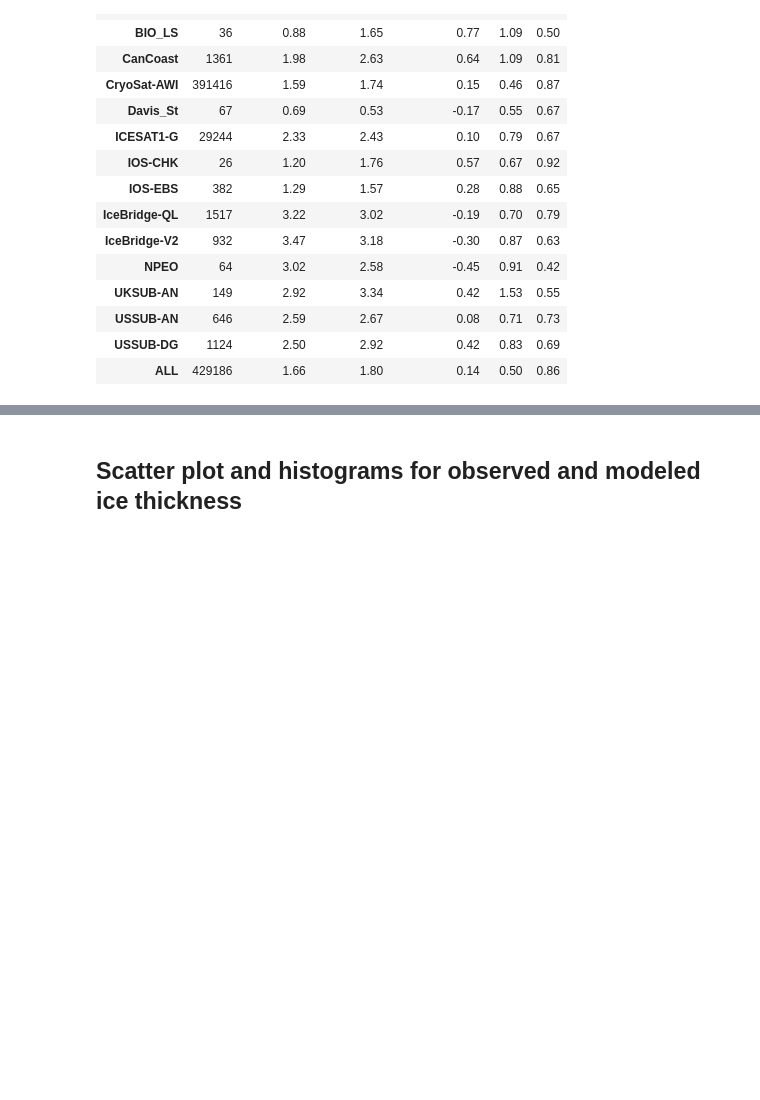
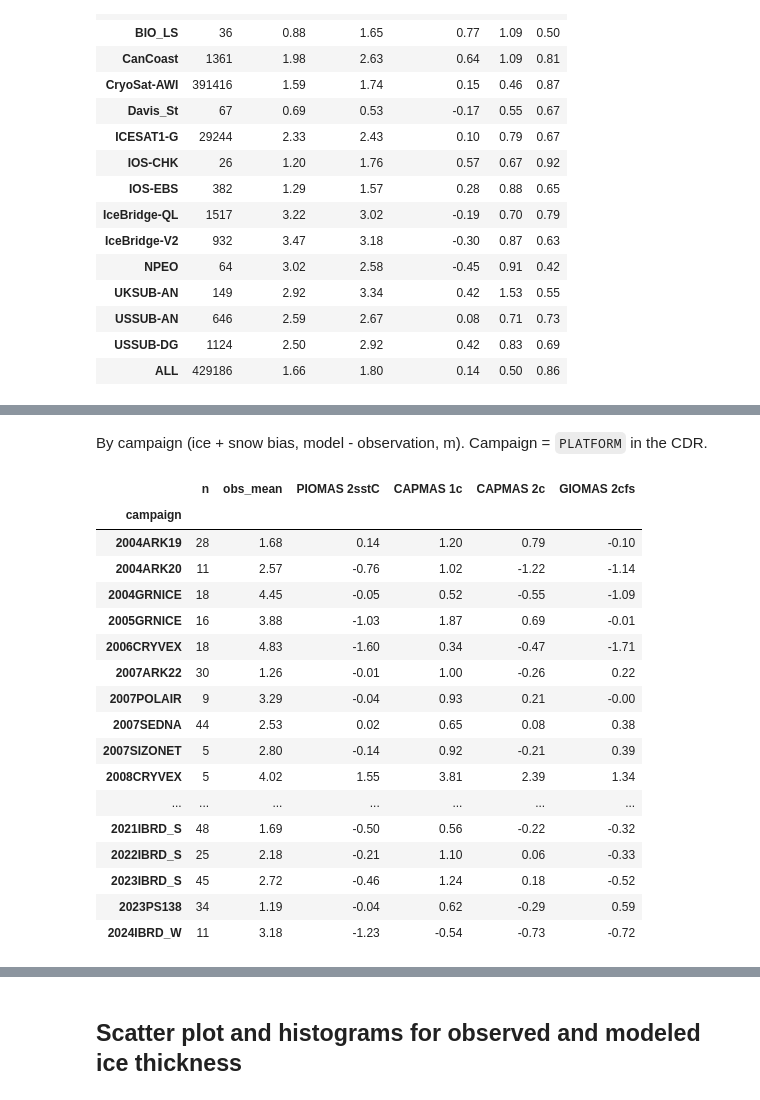
Before and after one commit to axelschweiger/thickCDR, a Jupyter notebook: CompareThickCDR_and_model.ipynb, the cells around one changed output, grey strips where cells are left out. Drawn from its saved outputs; the diff is of its cells as text; code cells hidden in the pictures; blank space fills up the shorter version.

```diff
--- a/CompareThickCDR_and_model.ipynb
+++ b/CompareThickCDR_and_model.ipynb
@@ -184,0 +238,33 @@ cdr_index: [ 2520000  2520005  2520006 ... 21025034 21025035 21025036]
+# %% [markdown]
+By campaign (ice + snow bias, model - observation, m). Campaign = `PLATFORM` in the CDR.
+# %%
+bias = {}
+for mid, a in airem.items():
+    df = pd.DataFrame({"campaign": a.PLATFORM.values,
+                       "diff": a.sit.values + a.sisnthick.values - a.THICK_ICE_SNOW[:, 0].values,
+                       "obs": a.THICK_ICE_SNOW[:, 0].values})
+    g = df.groupby("campaign")
+    bias[label[mid]] = g["diff"].mean()
+by_campaign = pd.DataFrame(bias)
+by_campaign.insert(0, "obs_mean", g["obs"].mean())
+by_campaign.insert(0, "n", g.size())
+by_campaign
+# %% [output]
+|  | n | obs_mean | PIOMAS 2sstC | CAPMAS 1c | CAPMAS 2c | GIOMAS 2cfs |
+| campaign |  |  |  |  |  |  |
+| 2004ARK19 | 28 | 1.68 | 0.14 | 1.20 | 0.79 | -0.10 |
+| 2004ARK20 | 11 | 2.57 | -0.76 | 1.02 | -1.22 | -1.14 |
+| 2004GRNICE | 18 | 4.45 | -0.05 | 0.52 | -0.55 | -1.09 |
+| 2005GRNICE | 16 | 3.88 | -1.03 | 1.87 | 0.69 | -0.01 |
+| 2006CRYVEX | 18 | 4.83 | -1.60 | 0.34 | -0.47 | -1.71 |
+| 2007ARK22 | 30 | 1.26 | -0.01 | 1.00 | -0.26 | 0.22 |
+| 2007POLAIR | 9 | 3.29 | -0.04 | 0.93 | 0.21 | -0.00 |
+| 2007SEDNA | 44 | 2.53 | 0.02 | 0.65 | 0.08 | 0.38 |
+| 2007SIZONET | 5 | 2.80 | -0.14 | 0.92 | -0.21 | 0.39 |
+| 2008CRYVEX | 5 | 4.02 | 1.55 | 3.81 | 2.39 | 1.34 |
+| ... | ... | ... | ... | ... | ... | ... |
+| 2021IBRD_S | 48 | 1.69 | -0.50 | 0.56 | -0.22 | -0.32 |
+| 2022IBRD_S | 25 | 2.18 | -0.21 | 1.10 | 0.06 | -0.33 |
+| 2023IBRD_S | 45 | 2.72 | -0.46 | 1.24 | 0.18 | -0.52 |
+| 2023PS138 | 34 | 1.19 | -0.04 | 0.62 | -0.29 | 0.59 |
+| 2024IBRD_W | 11 | 3.18 | -1.23 | -0.54 | -0.73 | -0.72 |
```
Also changed, not shown: parts of 16 cells of this notebook, 1 other file.
